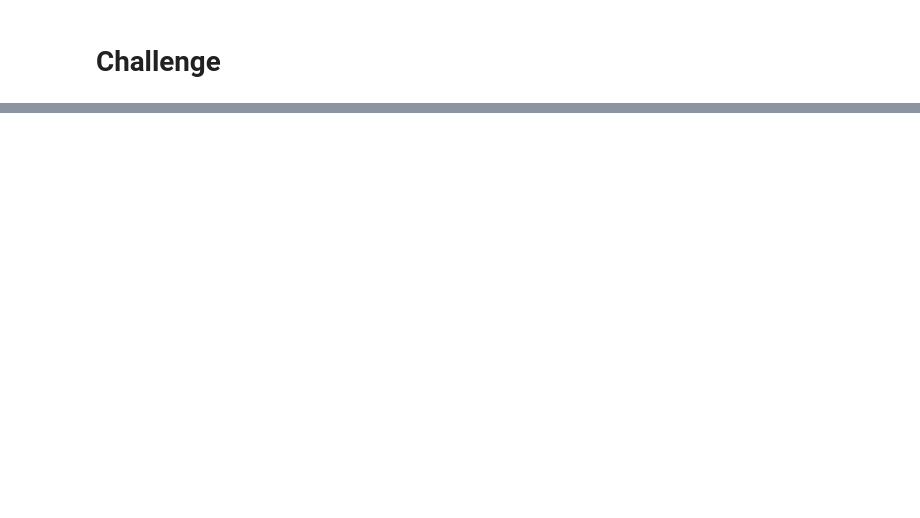
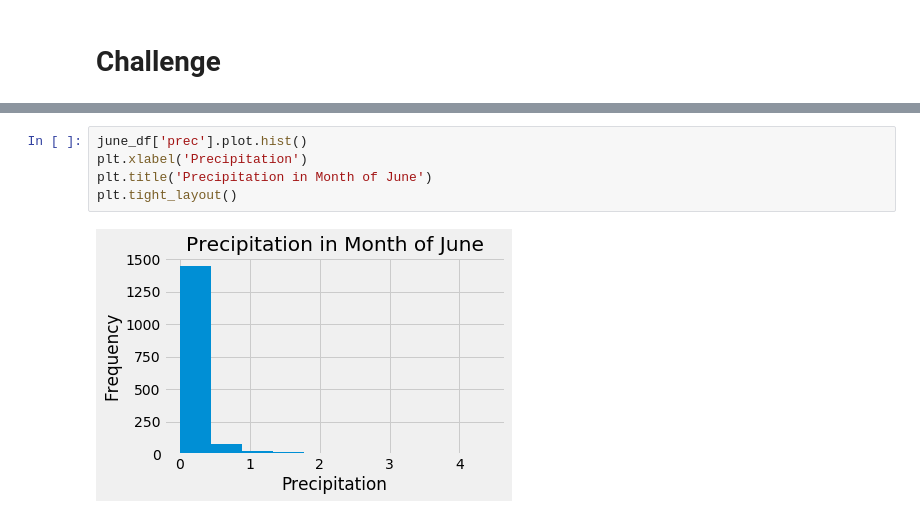
Before and after one commit to GirijaJoshi/surfs_up, a Jupyter notebook: climate_analysis.ipynb, the cells around one changed output, grey strips where cells are left out. Drawn from its saved outputs; the diff is of its cells as text; blank space fills up the shorter version.

```diff
--- a/climate_analysis.ipynb
+++ b/climate_analysis.ipynb
@@ -312,0 +435,7 @@ Incorrect start data format, should be YYYY-MM-DD
+# %%
+june_df['prec'].plot.hist()
+plt.xlabel('Precipitation')
+plt.title('Precipitation in Month of June')
+plt.tight_layout()
+# %% [output]
+[figure, added]
```
Also changed, not shown: parts of 14 cells of this notebook, 1 other file.
